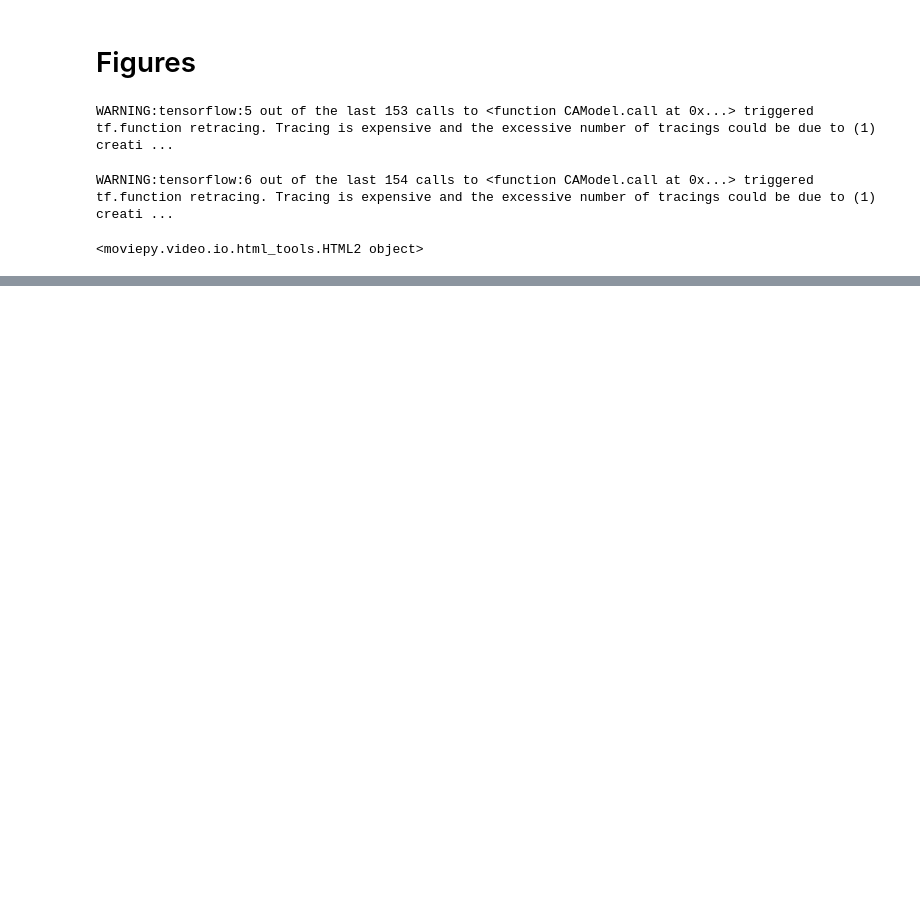
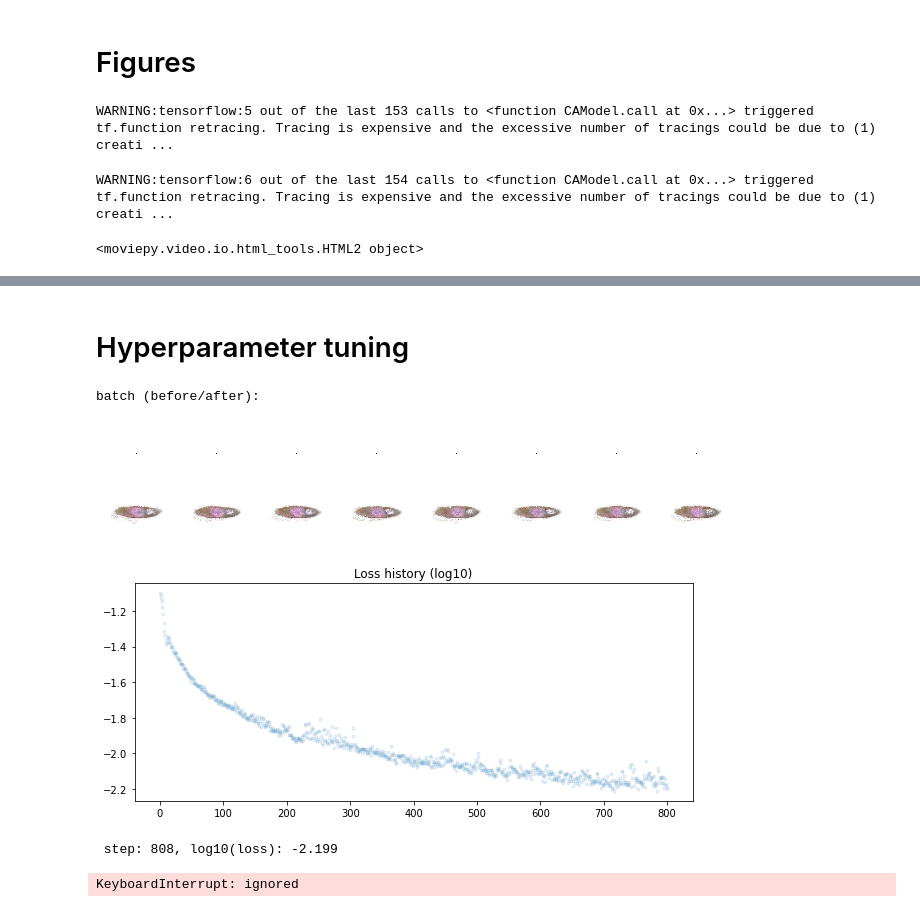
Before and after one commit to Schumacher-group/post--growing-ca, a Jupyter notebook: Growing_Neural_Cellular_Automata_2_0.ipynb, the cells around one changed output, grey strips where cells are left out. Saved outputs shown, nothing was run; the diff lists cells and outputs as text; code cells hidden in the pictures; blank space fills up the shorter version.

```diff
--- a/Growing_Neural_Cellular_Automata_2_0.ipynb
+++ b/Growing_Neural_Cellular_Automata_2_0.ipynb
@@ -660,0 +691,72 @@ not well-formed (invalid token): line 1, column 6
+# %% [markdown]
+
+# Hyperparameter tuning
+# %%
+#@title Number of channels in encoding
+# CHANNEL_N and TARGET_PADDING (default: 16)
+
+for p in range(16, 17, 1):
+  print(p)
+  pad_intermediate_var = tf.pad(intermediate_img, [(p, p), (p, p), (0, 0)])
+  pad_target_var = tf.pad(target_img, [(p, p), (p, p), (0, 0)])
+
+  print(pad_intermediate_var)
+  h, w = pad_target_var.shape[:2]
+
+# INTITIAL STATE
+# define one single black pizel seed state
+  seed = np.zeros([h, w, p], np.float32)
+  seed[h//2, w//2, 3:] = 1.0
+
+
+# neural cellular automata
+  ca = CAModel()
+  ca.channel_n = p
+
+# empty array to save log loss value in each training iteration
+  loss_log = []
+
+# schedule for the learning rate
+  lr = 2e-3
+  lr_sched = tf.keras.optimizers.schedules.PiecewiseConstantDecay(
+    [2000], [lr, lr*0.1])
+
+
+# define ADAM algorithm to optimize
+  trainer = tf.keras.optimizers.Adam(lr_sched)
+
+# initial loss for seed (maximum loss)
+  loss0 = loss_f(seed, pad_target_var).numpy()
+
+# initial set up of the batch pool
+  pool = SamplePool(x=np.repeat(seed[None, ...], POOL_SIZE, 0))
+
+  !mkdir -p train_log && rm -f train_log/*
+
+# TRAINING (8000 iterations)
+  for i in range(8000+1):
+    x0 = np.repeat(seed[None, ...], BATCH_SIZE, 0)
+
+    x, loss = train_step_two_targets(x0,
+                                     pad_intermediate_var,
+                                     pad_target_var)
+  # train_step(x0)
+
+    step_i = len(loss_log)
+    loss_log.append(loss.numpy())
+
+    if step_i%10 == 0:
+      generate_pool_figures(pool, step_i)
+    if step_i%100 == 0:
+      clear_output()
+      visualize_batch(x0, x, step_i)
+      plot_loss(loss_log)
+      export_model(ca, 'train_log/%04d'%step_i)
+
+    print('\r step: %d, log10(loss): %.3f'%(len(loss_log), np.log10(loss)), end='')
+# %% [output]
+batch (before/after):
+[figure, added]
+[figure, added]
+ step: 808, log10(loss): -2.199
+KeyboardInterrupt: ignored
```
Also changed, not shown: parts of 9 cells of this notebook.
